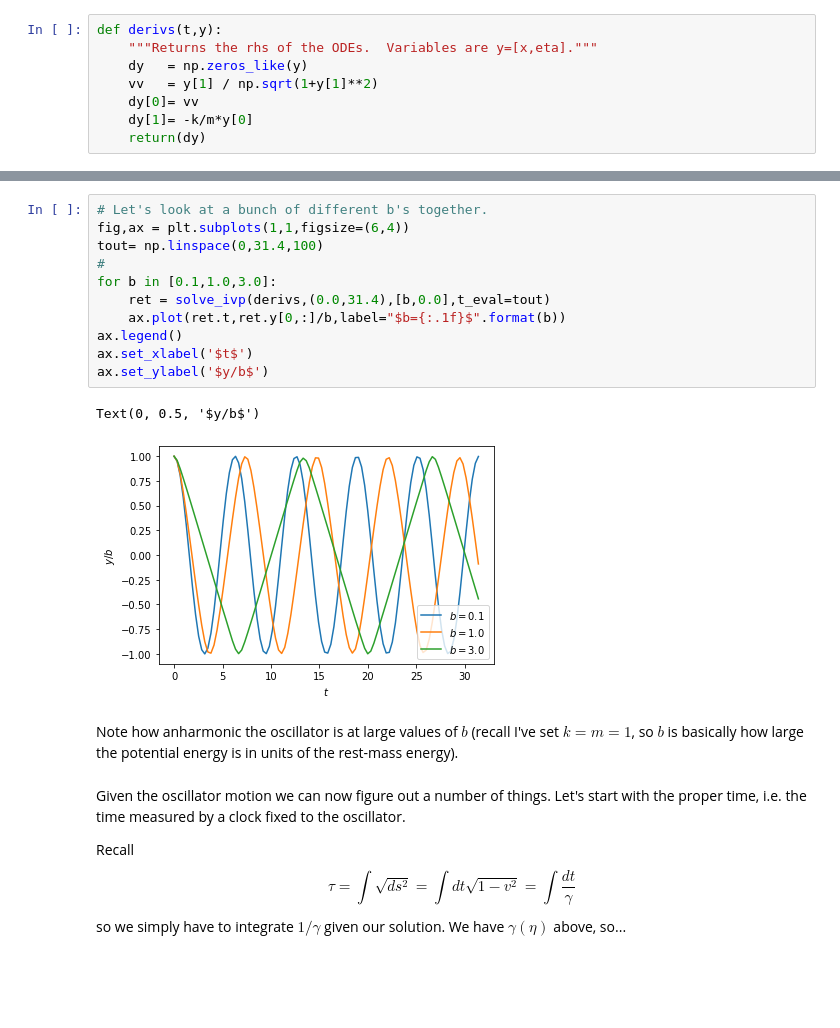
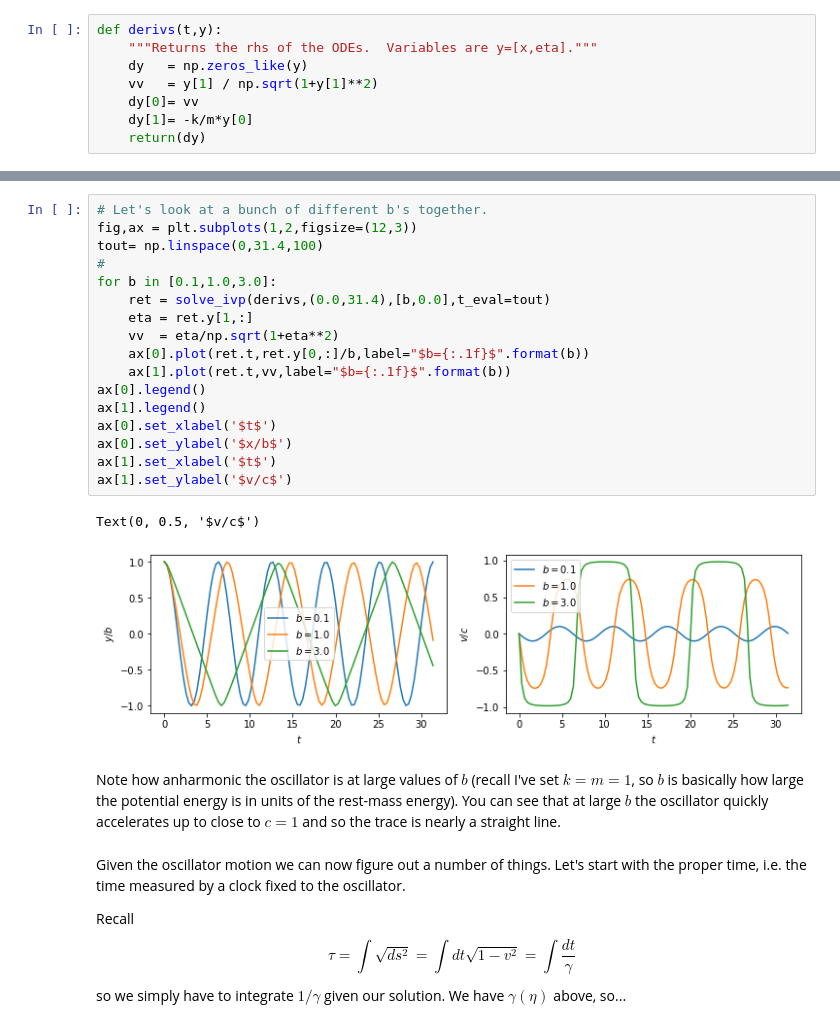
Before and after one commit to LBJ-Wade/Notebooks_cosmology, a Jupyter notebook: physics209/RelativisticOscillator.ipynb, the cells around one changed output, grey strips where cells are left out. Saved outputs shown, nothing was run; the diff lists cells and outputs as text; blank space fills up the shorter version.

```diff
--- a/physics209/RelativisticOscillator.ipynb
+++ b/physics209/RelativisticOscillator.ipynb
@@ -60,20 +60,26 @@ Text(0, 0.5, '$y$')
 [figure]
 # %%
 # Let's look at a bunch of different b's together.
-fig,ax = plt.subplots(1,1,figsize=(6,4))
+fig,ax = plt.subplots(1,2,figsize=(12,3))
 tout= np.linspace(0,31.4,100)
 #
 for b in [0.1,1.0,3.0]:
     ret = solve_ivp(derivs,(0.0,31.4),[b,0.0],t_eval=tout)
-    ax.plot(ret.t,ret.y[0,:]/b,label="$b={:.1f}$".format(b))
-ax.legend()
-ax.set_xlabel('$t$')
-ax.set_ylabel('$y/b$')
+    eta = ret.y[1,:]
+    vv  = eta/np.sqrt(1+eta**2)
+    ax[0].plot(ret.t,ret.y[0,:]/b,label="$b={:.1f}$".format(b))
+    ax[1].plot(ret.t,vv,label="$b={:.1f}$".format(b))
+ax[0].legend()
+ax[1].legend()
+ax[0].set_xlabel('$t$')
+ax[0].set_ylabel('$x/b$')
+ax[1].set_xlabel('$t$')
+ax[1].set_ylabel('$v/c$')
 # %% [output]
-Text(0, 0.5, '$y/b$')
+Text(0, 0.5, '$v/c$')
-[figure, old version]
+[figure, new version]
 # %% [markdown]
-Note how anharmonic the oscillator is at large values of $b$ (recall I've set $k=m=1$, so $b$ is basically how large the potential energy is in units of the rest-mass energy).
+Note how anharmonic the oscillator is at large values of $b$ (recall I've set $k=m=1$, so $b$ is basically how large the potential energy is in units of the rest-mass energy).  You can see that at large $b$ the oscillator quickly accelerates up to close to $c=1$ and so the trace is nearly a straight line.
 # %% [markdown]
 Given the oscillator motion we can now figure out a number of things.  Let's start with the proper time, i.e. the time measured by a clock fixed to the oscillator.
 
```
Also changed, not shown: parts of 3 cells of this notebook.
